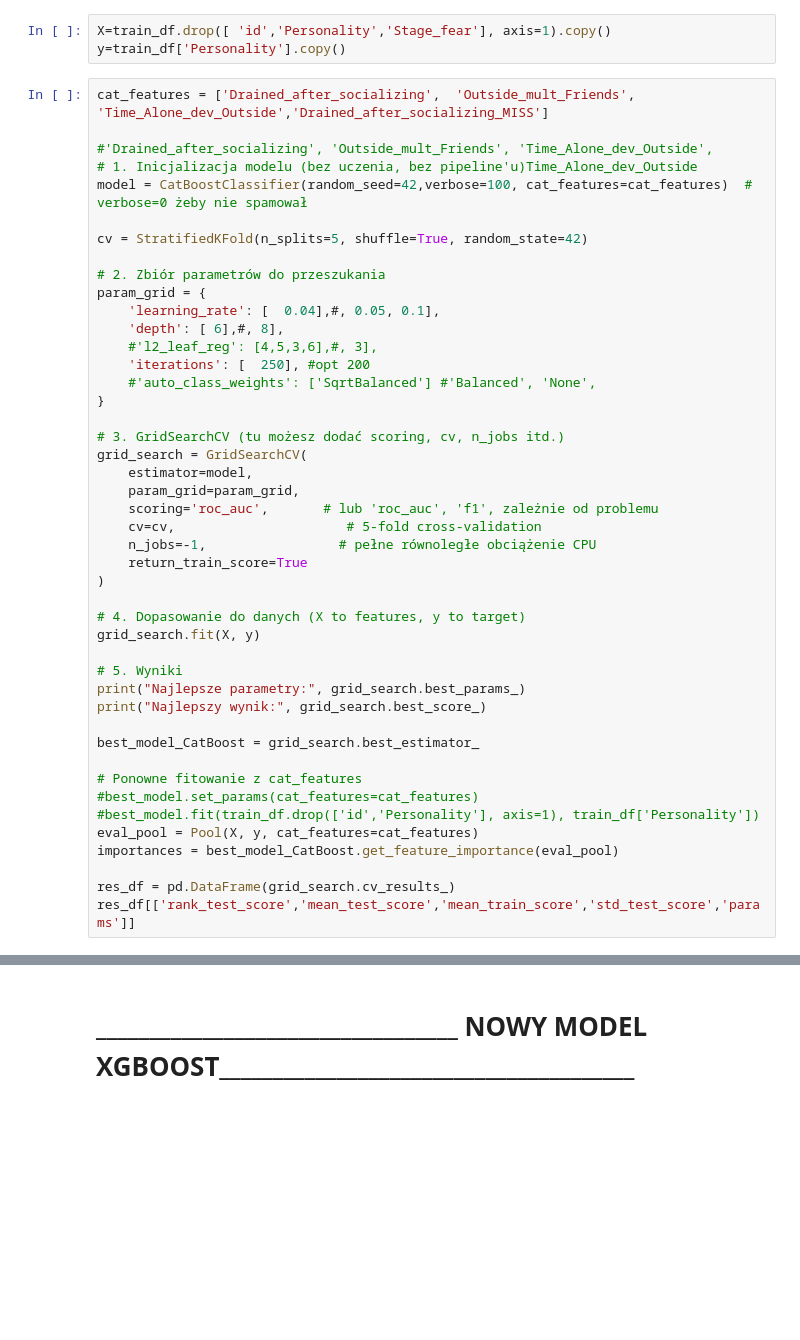
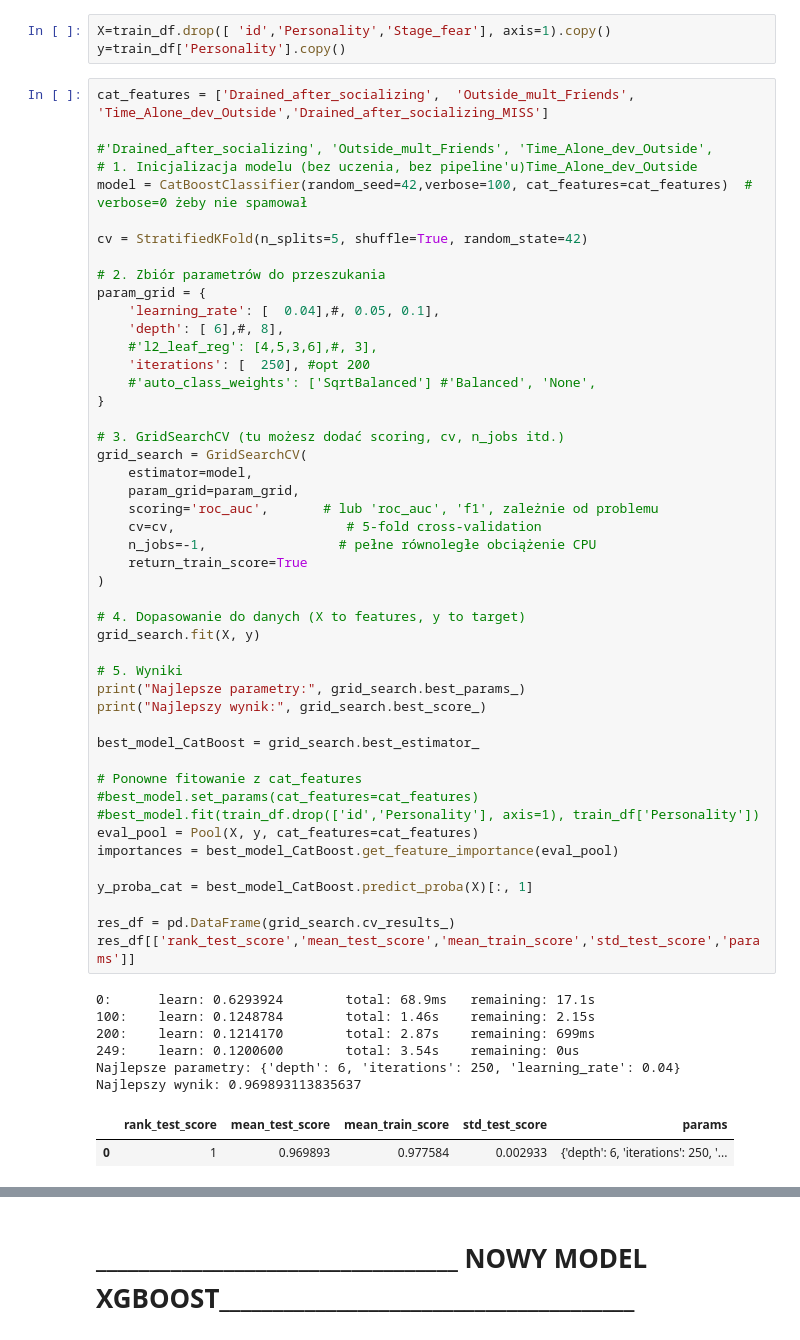
Before and after one commit to PiotrPieciak/LEARN_06_KAGGLE_Predict_Introverts, a Jupyter notebook: notebooks/02_Introverts_and_extroverts_ML_experiments.ipynb, the cells around one changed output, grey strips where cells are left out. Cells and saved outputs as stored; diff of their text form; blank space fills up the shorter version.

```diff
--- a/notebooks/02_Introverts_and_extroverts_ML_experiments.ipynb
+++ b/notebooks/02_Introverts_and_extroverts_ML_experiments.ipynb
@@ -170,33 +174,44 @@ param_grid = {
     #'auto_class_weights': ['SqrtBalanced'] #'Balanced', 'None',
 }
 
 # 3. GridSearchCV (tu możesz dodać scoring, cv, n_jobs itd.)
 grid_search = GridSearchCV(
     estimator=model,
     param_grid=param_grid,
     scoring='roc_auc',       # lub 'roc_auc', 'f1', zależnie od problemu
     cv=cv,                      # 5-fold cross-validation
     n_jobs=-1,                 # pełne równoległe obciążenie CPU
     return_train_score=True
 )
 
 # 4. Dopasowanie do danych (X to features, y to target)
 grid_search.fit(X, y)
 
 # 5. Wyniki
 print("Najlepsze parametry:", grid_search.best_params_)
 print("Najlepszy wynik:", grid_search.best_score_)
 
 best_model_CatBoost = grid_search.best_estimator_
 
 # Ponowne fitowanie z cat_features
 #best_model.set_params(cat_features=cat_features)
 #best_model.fit(train_df.drop(['id','Personality'], axis=1), train_df['Personality'])
 eval_pool = Pool(X, y, cat_features=cat_features)
 importances = best_model_CatBoost.get_feature_importance(eval_pool)
 
+y_proba_cat = best_model_CatBoost.predict_proba(X)[:, 1]
+
 res_df = pd.DataFrame(grid_search.cv_results_)
 res_df[['rank_test_score','mean_test_score','mean_train_score','std_test_score','params']]
+# %% [output]
+0:      learn: 0.6293924        total: 68.9ms   remaining: 17.1s
+100:    learn: 0.1248784        total: 1.46s    remaining: 2.15s
+200:    learn: 0.1214170        total: 2.87s    remaining: 699ms
+249:    learn: 0.1200600        total: 3.54s    remaining: 0us
+Najlepsze parametry: {'depth': 6, 'iterations': 250, 'learning_rate': 0.04}
+Najlepszy wynik: 0.969893113835637
+|  | rank_test_score | mean_test_score | mean_train_score | std_test_score | params |
+| 0 | 1 | 0.969893 | 0.977584 | 0.002933 | {'depth': 6, 'iterations': 250, '... |
 # %%
 
 # Wyciągnięcie ważności cech
```
Also changed, not shown: parts of 18 cells of this notebook.
